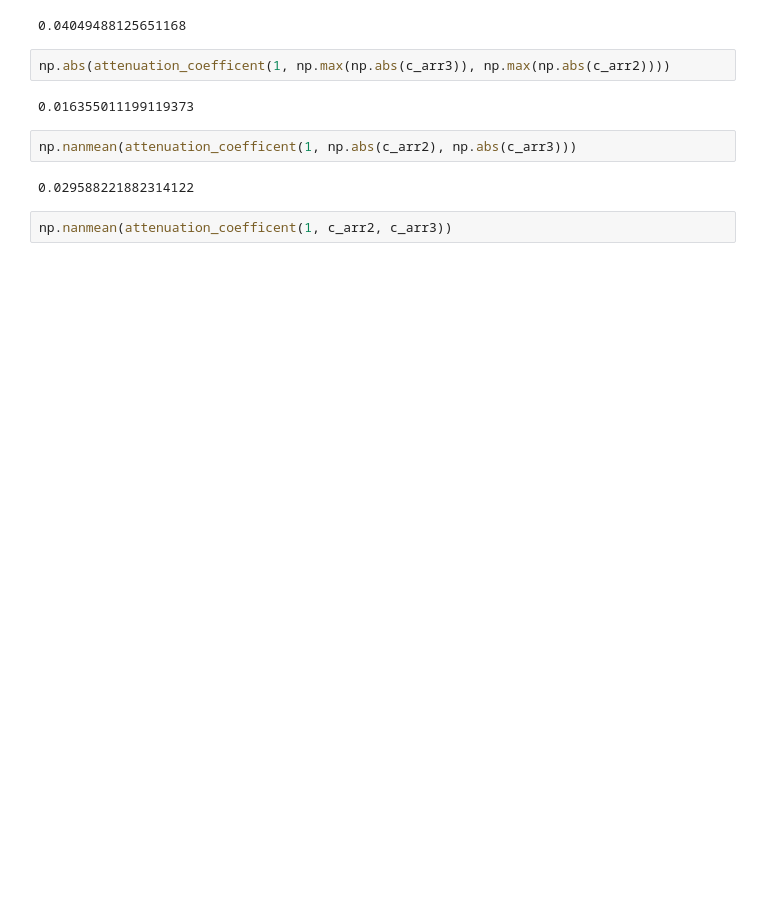
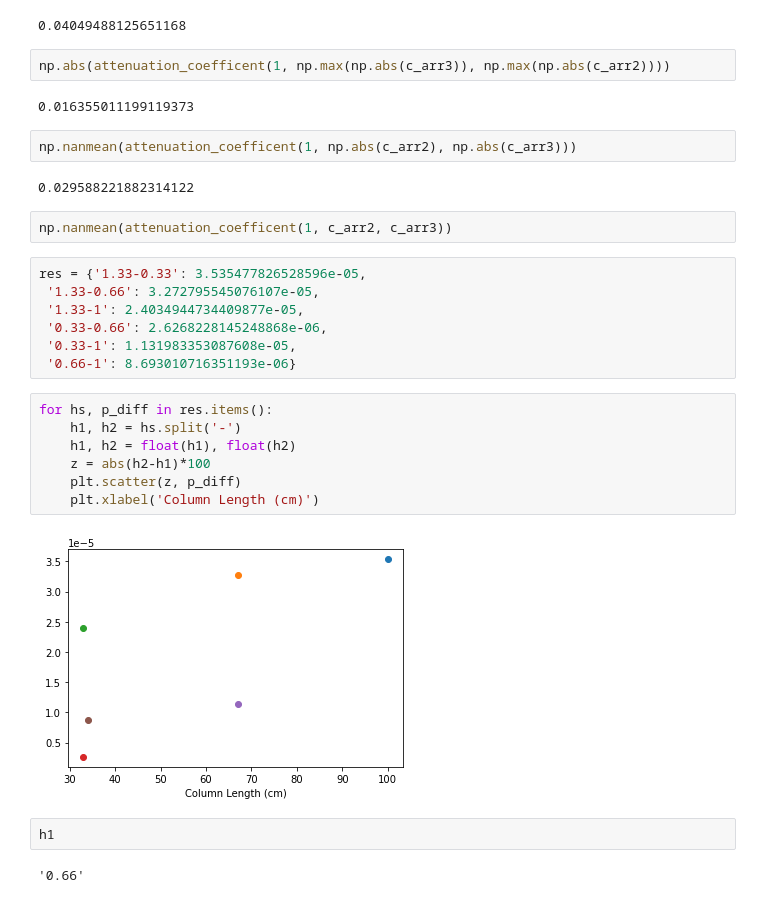
Before and after one commit to ZachHoppinen/infrasound-snow-attenuation, a Jupyter notebook: src/play/attenuation.ipynb, the cells around one changed output. Cells and saved outputs as stored; diff of their text form; blank space fills up the shorter version.

```diff
--- a/src/play/attenuation.ipynb
+++ b/src/play/attenuation.ipynb
@@ -137,3 +152,23 @@ np.nanmean(attenuation_coefficent(1, np.abs(c_arr2), np.abs(c_arr3)))
 0.029588221882314122
 # %%
 np.nanmean(attenuation_coefficent(1, c_arr2, c_arr3))
+# %%
+res = {'1.33-0.33': 3.535477826528596e-05,
+ '1.33-0.66': 3.272795545076107e-05,
+ '1.33-1': 2.4034944734409877e-05,
+ '0.33-0.66': 2.6268228145248868e-06,
+ '0.33-1': 1.131983353087608e-05,
+ '0.66-1': 8.693010716351193e-06}
+# %%
+for hs, p_diff in res.items():
+    h1, h2 = hs.split('-')
+    h1, h2 = float(h1), float(h2)
+    z = abs(h2-h1)*100
+    plt.scatter(z, p_diff)
+    plt.xlabel('Column Length (cm)')
+# %% [output]
+[figure, added]
+# %%
+h1
+# %% [output]
+'0.66'
```
Also changed, not shown: parts of 12 cells of this notebook, 8 other files.
